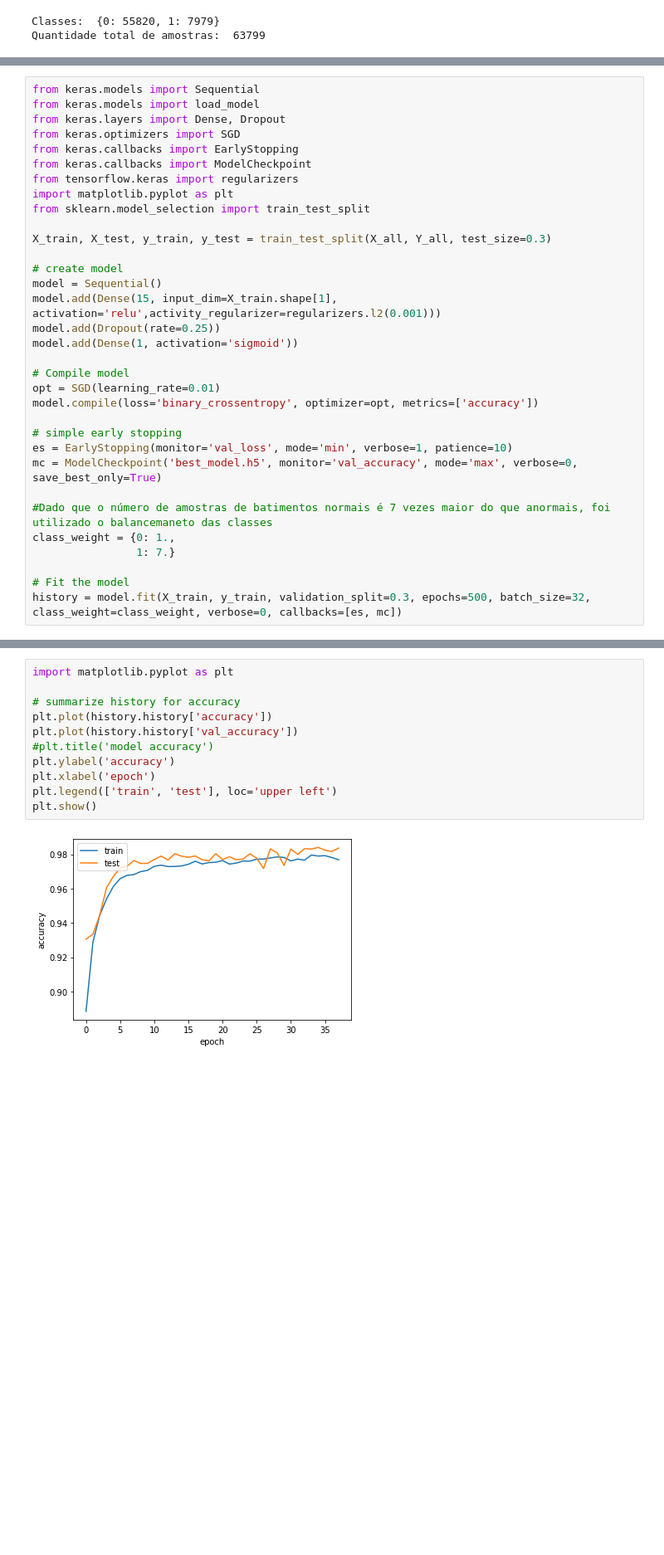
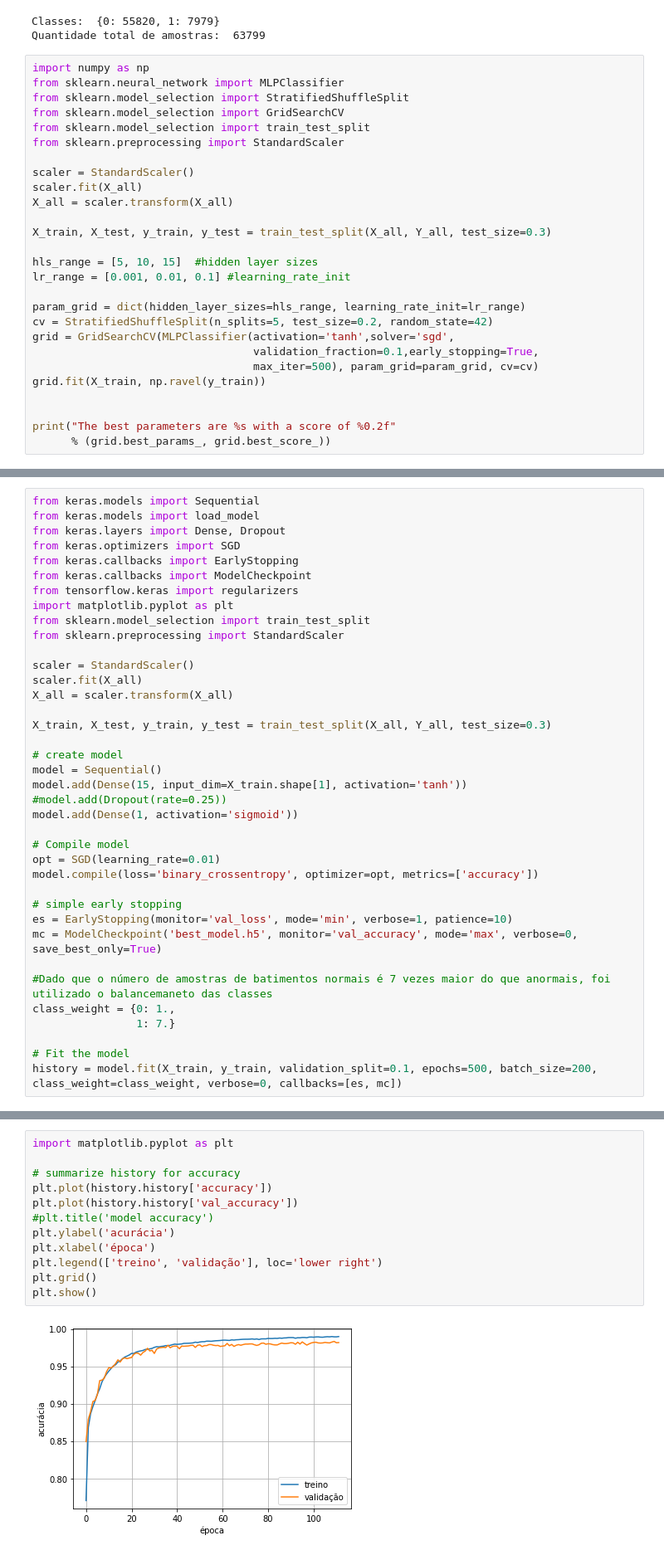
Before and after one commit to SergioPGJunior/Arrhythmia-Detector, a Jupyter notebook: rede_neural.ipynb, the cells around one changed output, grey strips where cells are left out. Shown at 83% size. Cells and saved outputs as stored; diff of their text form; blank space fills up the shorter version.

```diff
--- a/rede_neural.ipynb
+++ b/rede_neural.ipynb
@@ -107,3 +107,30 @@ print('Quantidade total de amostras: ', len(X_all)) #Quantidade total de amostra
 # %% [output]
 Classes:  {0: 55820, 1: 7979}
 Quantidade total de amostras:  63799
+# %%
+import numpy as np
+from sklearn.neural_network import MLPClassifier
+from sklearn.model_selection import StratifiedShuffleSplit
+from sklearn.model_selection import GridSearchCV
+from sklearn.model_selection import train_test_split
+from sklearn.preprocessing import StandardScaler
+
+scaler = StandardScaler()
+scaler.fit(X_all)
+X_all = scaler.transform(X_all)
+
+X_train, X_test, y_train, y_test = train_test_split(X_all, Y_all, test_size=0.3)
+
+hls_range = [5, 10, 15]  #hidden layer sizes
+lr_range = [0.001, 0.01, 0.1] #learning_rate_init
+
+param_grid = dict(hidden_layer_sizes=hls_range, learning_rate_init=lr_range)
+cv = StratifiedShuffleSplit(n_splits=5, test_size=0.2, random_state=42)
+grid = GridSearchCV(MLPClassifier(activation='tanh',solver='sgd',
+                                  validation_fraction=0.1,early_stopping=True,
+                                  max_iter=500), param_grid=param_grid, cv=cv)
+grid.fit(X_train, np.ravel(y_train))
+
+
+print("The best parameters are %s with a score of %0.2f"
+      % (grid.best_params_, grid.best_score_))
@@ -117,13 +199,18 @@ from keras.callbacks import ModelCheckpoint
 from tensorflow.keras import regularizers
 import matplotlib.pyplot as plt
 from sklearn.model_selection import train_test_split
+from sklearn.preprocessing import StandardScaler
+
+scaler = StandardScaler()
+scaler.fit(X_all)
+X_all = scaler.transform(X_all)
 
 X_train, X_test, y_train, y_test = train_test_split(X_all, Y_all, test_size=0.3)
 
 # create model
 model = Sequential()
-model.add(Dense(15, input_dim=X_train.shape[1], activation='relu',activity_regularizer=regularizers.l2(0.001)))
-model.add(Dropout(rate=0.25))
+model.add(Dense(15, input_dim=X_train.shape[1], activation='tanh'))
+#model.add(Dropout(rate=0.25))
 model.add(Dense(1, activation='sigmoid'))
 
 # Compile model
@@ -139,5 +226,5 @@ class_weight = {0: 1.,
                 1: 7.}
 
 # Fit the model
-history = model.fit(X_train, y_train, validation_split=0.3, epochs=500, batch_size=32, class_weight=class_weight, verbose=0, callbacks=[es, mc])
+history = model.fit(X_train, y_train, validation_split=0.1, epochs=500, batch_size=200, class_weight=class_weight, verbose=0, callbacks=[es, mc])
 # %% [output]
@@ -145,16 +240,17 @@ Epoch 00038: early stopping
 # %%
 import matplotlib.pyplot as plt
 
 # summarize history for accuracy
 plt.plot(history.history['accuracy'])
 plt.plot(history.history['val_accuracy'])
 #plt.title('model accuracy')
-plt.ylabel('accuracy')
-plt.xlabel('epoch')
-plt.legend(['train', 'test'], loc='upper left')
+plt.ylabel('acurácia')
+plt.xlabel('época')
+plt.legend(['treino', 'validação'], loc='lower right')
+plt.grid()
 plt.show()
 # %% [output]
-[figure, old version]
+[figure, new version]
 # %%
 # summarize history for loss
 plt.plot(history.history['loss'])
```
Also changed, not shown: parts of 10 cells of this notebook.
